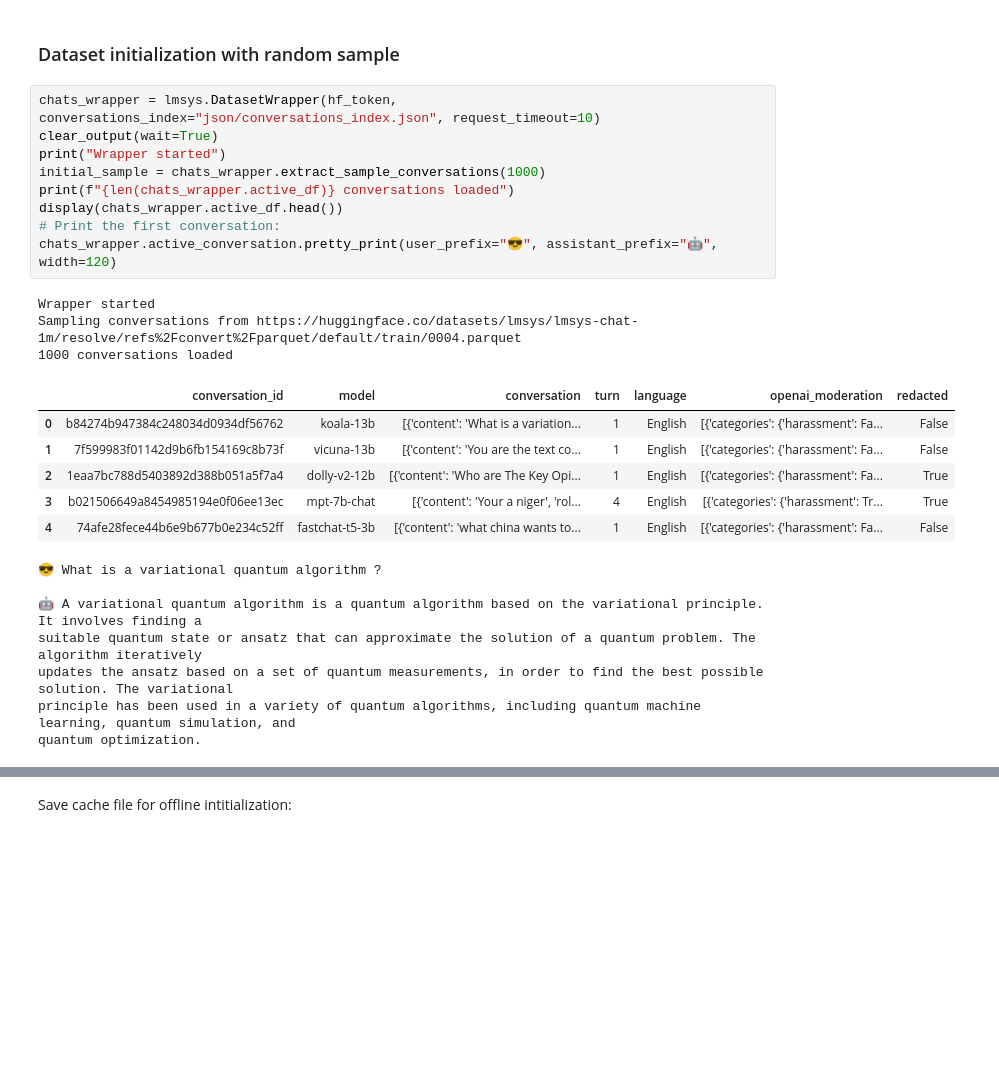
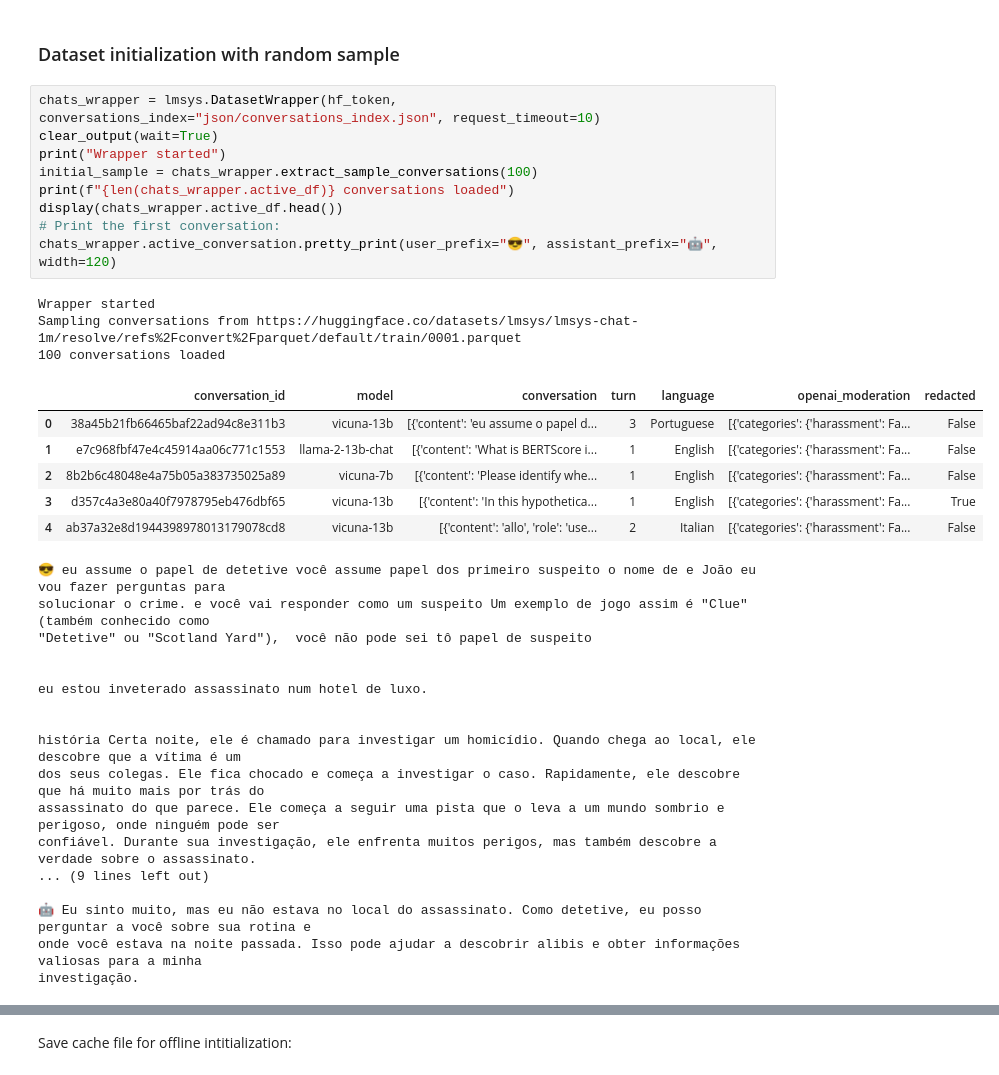
Before and after one commit to reddgr/chatbot-arena-wrapper, a Jupyter notebook: chatbot-arena-wrapper-notebook.ipynb, the cells around one changed output, grey strips where cells are left out. Saved outputs shown, nothing was run; the diff lists cells and outputs as text; blank space fills up the shorter version.

```diff
--- a/chatbot-arena-wrapper-notebook.ipynb
+++ b/chatbot-arena-wrapper-notebook.ipynb
@@ -87,29 +86,39 @@ Will you be my forever, my love, today?
 # %%
 chats_wrapper = lmsys.DatasetWrapper(hf_token, conversations_index="json/conversations_index.json", request_timeout=10)
 clear_output(wait=True)
 print("Wrapper started")
-initial_sample = chats_wrapper.extract_sample_conversations(1000)
+initial_sample = chats_wrapper.extract_sample_conversations(100)
 print(f"{len(chats_wrapper.active_df)} conversations loaded")
 display(chats_wrapper.active_df.head())
 # Print the first conversation:
 chats_wrapper.active_conversation.pretty_print(user_prefix="😎", assistant_prefix="🤖", width=120)
 # %% [output]
 Wrapper started
-Sampling conversations from https://huggingface.co/datasets/lmsys/lmsys-chat-1m/resolve/refs%2Fconvert%2Fparquet/default/train/0004.parquet
-1000 conversations loaded
+Sampling conversations from https://huggingface.co/datasets/lmsys/lmsys-chat-1m/resolve/refs%2Fconvert%2Fparquet/default/train/0001.parquet
+100 conversations loaded
 |  | conversation_id | model | conversation | turn | language | openai_moderation | redacted |
-| 0 | b84274b947384c248034d0934df56762 | koala-13b | [{'content': 'What is a variation... | 1 | English | [{'categories': {'harassment': Fa... | False |
-| 1 | 7f599983f01142d9b6fb154169c8b73f | vicuna-13b | [{'content': 'You are the text co... | 1 | English | [{'categories': {'harassment': Fa... | False |
-| 2 | 1eaa7bc788d5403892d388b051a5f7a4 | dolly-v2-12b | [{'content': 'Who are The Key Opi... | 1 | English | [{'categories': {'harassment': Fa... | True |
-| 3 | b021506649a8454985194e0f06ee13ec | mpt-7b-chat | [{'content': 'Your a niger', 'rol... | 4 | English | [{'categories': {'harassment': Tr... | True |
-| 4 | 74afe28fece44b6e9b677b0e234c52ff | fastchat-t5-3b | [{'content': 'what china wants to... | 1 | English | [{'categories': {'harassment': Fa... | False |
+| 0 | 38a45b21fb66465baf22ad94c8e311b3 | vicuna-13b | [{'content': 'eu assume o papel d... | 3 | Portuguese | [{'categories': {'harassment': Fa... | False |
+| 1 | e7c968fbf47e4c45914aa06c771c1553 | llama-2-13b-chat | [{'content': 'What is BERTScore i... | 1 | English | [{'categories': {'harassment': Fa... | False |
+| 2 | 8b2b6c48048e4a75b05a383735025a89 | vicuna-7b | [{'content': 'Please identify whe... | 1 | English | [{'categories': {'harassment': Fa... | False |
+| 3 | d357c4a3e80a40f7978795eb476dbf65 | vicuna-13b | [{'content': 'In this hypothetica... | 1 | English | [{'categories': {'harassment': Fa... | True |
+| 4 | ab37a32e8d1944398978013179078cd8 | vicuna-13b | [{'content': 'allo', 'role': 'use... | 2 | Italian | [{'categories': {'harassment': Fa... | False |
-😎 What is a variational quantum algorithm ?
+😎 eu assume o papel de detetive você assume papel dos primeiro suspeito o nome de e João eu vou fazer perguntas para
+solucionar o crime. e você vai responder como um suspeito Um exemplo de jogo assim é "Clue" (também conhecido como
+"Detetive" ou "Scotland Yard"),  você não pode sei tô papel de suspeito
 
-🤖 A variational quantum algorithm is a quantum algorithm based on the variational principle. It involves finding a
-suitable quantum state or ansatz that can approximate the solution of a quantum problem. The algorithm iteratively
-updates the ansatz based on a set of quantum measurements, in order to find the best possible solution. The variational
-principle has been used in a variety of quantum algorithms, including quantum machine learning, quantum simulation, and
-quantum optimization.
+
+eu estou inveterado assassinato num hotel de luxo.
+
+
+história Certa noite, ele é chamado para investigar um homicídio. Quando chega ao local, ele descobre que a vítima é um
+dos seus colegas. Ele fica chocado e começa a investigar o caso. Rapidamente, ele descobre que há muito mais por trás do
+assassinato do que parece. Ele começa a seguir uma pista que o leva a um mundo sombrio e perigoso, onde ninguém pode ser
+confiável. Durante sua investigação, ele enfrenta muitos perigos, mas também descobre a verdade sobre o assassinato.
+... (9 lines left out)
+
+🤖 Eu sinto muito, mas eu não estava no local do assassinato. Como detetive, eu posso perguntar a você sobre sua rotina e
+onde você estava na noite passada. Isso pode ajudar a descobrir alibis e obter informações valiosas para a minha
+investigação.
 # %%
 chats_wrapper.active_conversation.conversation_metadata
 # %% [output]
```
Also changed, not shown: parts of 3 cells of this notebook, 3 other files.
